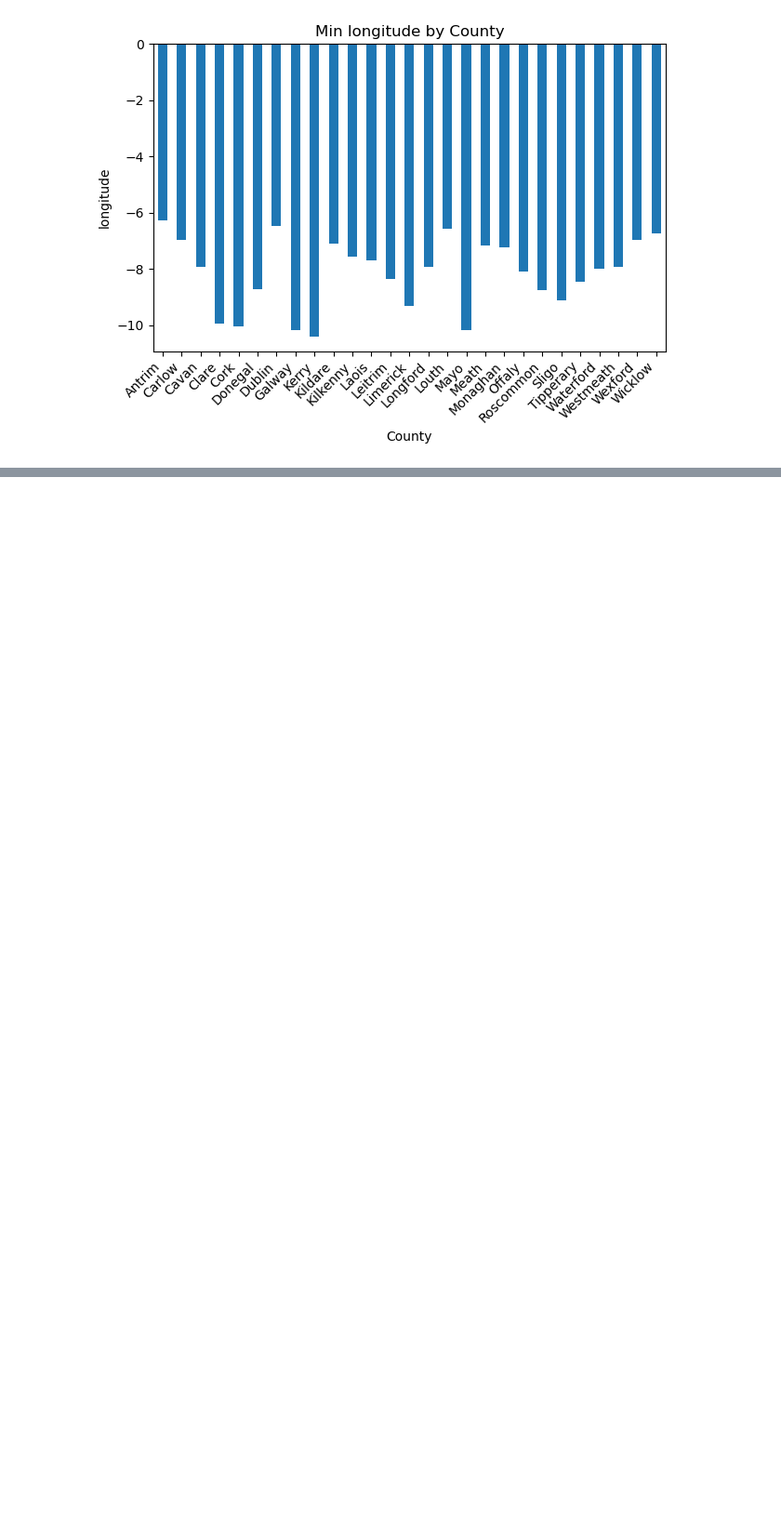
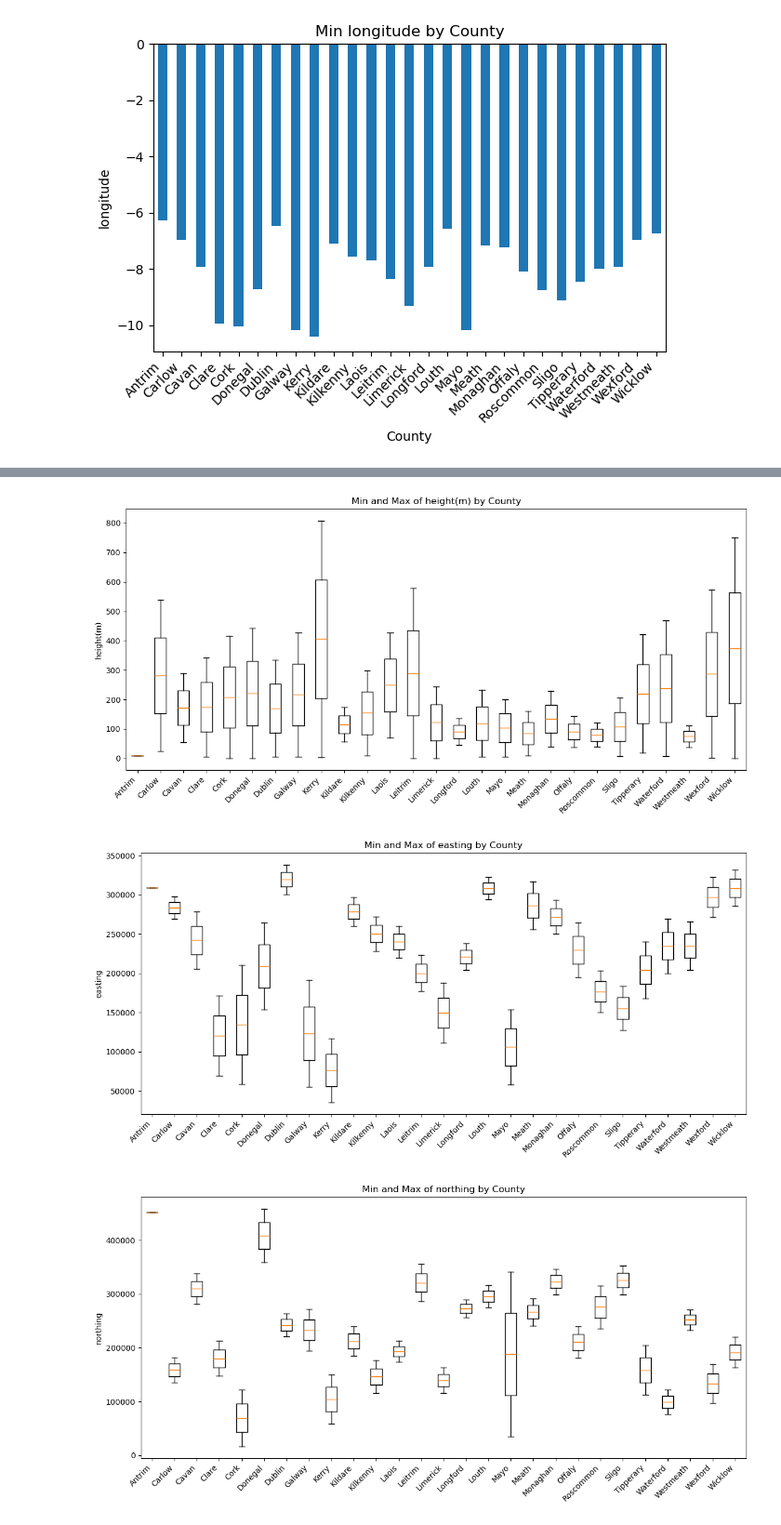
Before and after one commit to IgnacioRiboldi/PFDA-Project, a Jupyter notebook: final-project.ipynb, the cells around one changed output, grey strips where cells are left out. Shown at 93% size. Drawn from its saved outputs; the diff is of its cells as text; code cells hidden in the pictures; blank space fills up the shorter version.

```diff
--- a/final-project.ipynb
+++ b/final-project.ipynb
@@ -127,0 +157,35 @@ for col in columns_to_plot:
+# %%
+# Creating boxplots for min and max values of the following fields by county
+columns_to_plot = [
+    "height(m)",
+    "easting",
+    "northing",
+    "latitude",
+    "longitude"
+]
+
+# Grouping Max and Min
+min_by_county = df.groupby("county")[columns_to_plot].min()
+max_by_county = df.groupby("county")[columns_to_plot].max()
+
+counties = min_by_county.index.tolist()
+
+for col in columns_to_plot:
+    plt.figure(figsize=(12,6))
+
+    # Prepare data: each box = [min, max] for each county
+    data = [[min_by_county.loc[county, col], max_by_county.loc[county, col]]
+            for county in counties]
+
+    # Boxplot with county names on the X-axis
+    plt.boxplot(data, tick_labels=counties)
+
+    plt.title(f"Min and Max of {col} by County")
+    plt.ylabel(col)
+    plt.xticks(rotation=45, ha="right")
+    plt.tight_layout()
+    plt.show()
+# %% [output]
+[figure, added]
+[figure, added]
+[figure, added]
```
Also changed, not shown: parts of 2 cells of this notebook, 1 other file.
